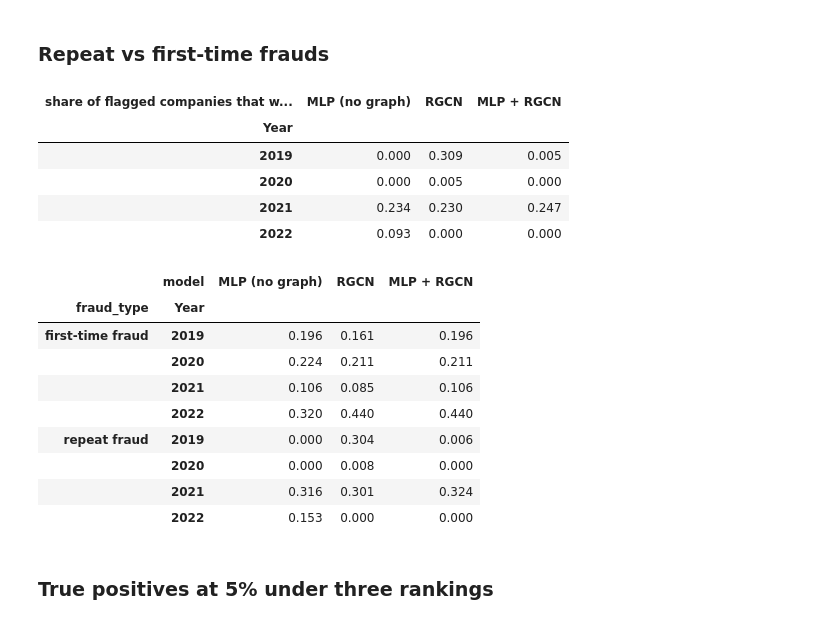
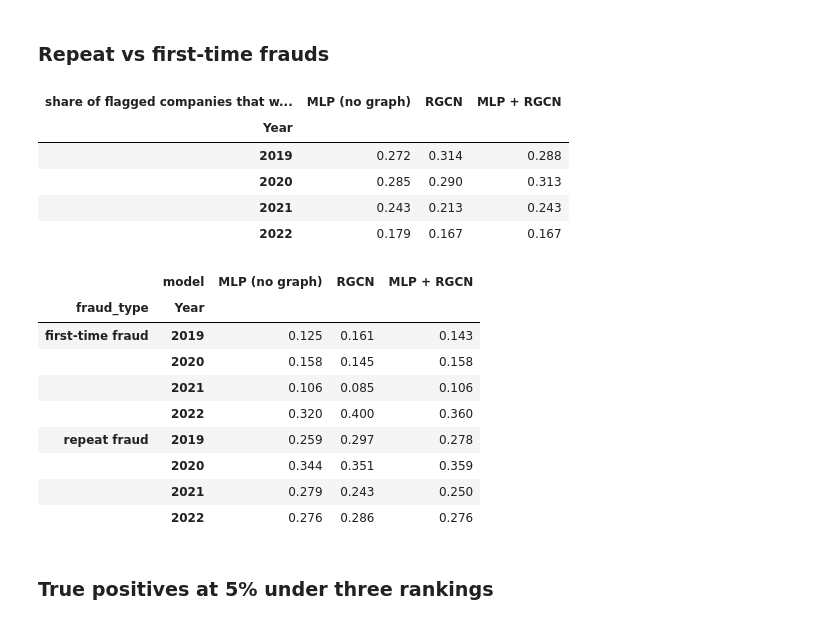
Before and after one commit to iiank/BT4012-Group14, a Jupyter notebook: notebook/model.ipynb, the cells around one changed output. Drawn from its saved outputs; the diff is of its cells as text; code cells hidden in the pictures.

Commit message:
Update model pipeline to include tabular vs tabular + text comparison

```diff
--- a/notebook/model.ipynb
+++ b/notebook/model.ipynb
@@ -49,6 +49,8 @@ FIRST_TIME_TRAINING = True
 HISTORY_FIRST_RANKING = True
 REFIT_ON_VALIDATION = False
 CONTINUATION_MODEL = True
+FEATURE_SET = "tabular + text"
+CONTINUATION_FEATURE_SET = "tabular + text"
 N_SEEDS = 1
 TUNING_SEEDS = [0, 1, 2]
 FLAG_SHARE = 0.05
@@ -207,7 +217,11 @@ def build_adjacency(edges, n_nodes):
         matrices.append(matrix.coalesce().to(DEVICE))
     return matrices
 
-def load_split(split):
+def split_features(table, feature_set=None):
+    columns = model_feature_columns(table, feature_set)
+    return add_fraud_history(table, scale_features(table, columns))
+
+def load_split(split, feature_set=None):
     test_year = TEST_YEAR_BY_SPLIT[split]
     table = load_split_table(split)
     n_nodes = len(table)
@@ -216,8 +230,7 @@ def load_split(split):
     assert same_rows, f"split {split}: rows are not every company-year up to {test_year}"
     assert table["Year"].max() == test_year, f"split {split}: last year is not the test year"
 
-    columns = model_feature_columns(table)
-    features = add_fraud_history(table, scale_features(table, columns))
+    features = split_features(table, feature_set)
     adjacency = build_adjacency(edge_list[edge_list["Year"] <= test_year], n_nodes)
     return table, features, adjacency
 # %% [markdown]
@@ -318,13 +331,15 @@ def fit_and_predict(x, y, graph, years, test_year, seed=SEED, refit=False, usabl
         model, _, _ = train_model(x, y, graph, refit_mask, seed=seed, n_epochs=best_epoch, **settings)
     return model, predict(model, x, graph), best_epoch, history
 
-def fit_scores(x, y, graph, years, test_year, repeat, seed=SEED, refit=False, first_time=False, continuation=False, **settings):
+def fit_scores(x, y, graph, years, test_year, repeat, seed=SEED, refit=False, first_time=False, continuation=False, continuation_x=None, **settings):
     usable_rows = ~repeat if first_time else None
-    model, scores, best_epoch, history = fit_and_predict(x, y, graph, years, test_year, seed, refit, usable_rows, **settings)
+    model, network_scores, best_epoch, history = fit_and_predict(x, y, graph, years, test_year, seed, refit, usable_rows, **settings)
+    scores = network_scores
     if continuation:
-        _, continuation_scores, _, _ = fit_and_predict(x, y, graph, years, test_year, seed, refit, repeat, **settings)
-        scores = np.where(repeat, continuation_scores, scores)
-    return model, scores, best_epoch, history
+        continuation_input = x if continuation_x is None else continuation_x
+        _, continuation_scores, _, _ = fit_and_predict(continuation_input, y, graph, years, test_year, seed, refit, repeat, **settings)
+        scores = np.where(repeat, continuation_scores, network_scores)
+    return model, scores, network_scores, best_epoch, history
 # %% [markdown]
 ## Evaluation helpers
 # %%
@@ -508,6 +537,7 @@ for split, test_year in TEST_YEAR_BY_SPLIT.items():
 
     x = torch.tensor(features, device=DEVICE)
     y = torch.tensor(labels, dtype=torch.float32, device=DEVICE)
+    continuation_x = torch.tensor(split_features(table, CONTINUATION_FEATURE_SET), device=DEVICE)
 
     n_edges = sum(matrix._nnz() for matrix in adjacency)
     split_summary.append({"split": split,
@@ -521,21 +551,23 @@ for split, test_year in TEST_YEAR_BY_SPLIT.items():
                           "test_first_time_fraud": int(labels[test_rows & ~repeat].sum())})
     print(f"split {split}: {len(table):,} nodes, {n_edges:,} edges, {features.shape[1]:,} features")
 
-    scores = {}
+    scores, network_scores = {}, {}
     for model_name, graph, settings in [("mlp", [], MLP_SETTINGS), ("rgcn", adjacency, RGCN_SETTINGS)]:
         if DEVICE.type == "cuda":
             torch.cuda.reset_peak_memory_stats()
         start = time.perf_counter()
-        seed_scores, best_epochs = [], []
+        seed_scores, seed_network_scores, best_epochs = [], [], []
         for seed in range(SEED, SEED + N_SEEDS):
-            model, model_scores, best_epoch, history = fit_scores(x, y, graph, years, test_year, repeat, seed, REFIT_ON_VALIDATION, FIRST_TIME_TRAINING, CONTINUATION_MODEL, **settings, **TRAINING_SETTINGS)
+            model, model_scores, model_network_scores, best_epoch, history = fit_scores(x, y, graph, years, test_year, repeat, seed, REFIT_ON_VALIDATION, FIRST_TIME_TRAINING, CONTINUATION_MODEL, continuation_x=continuation_x, **settings, **TRAINING_SETTINGS)
             seed_scores.append(model_scores)
+            seed_network_scores.append(model_network_scores)
             best_epochs.append(best_epoch)
             if seed == SEED:
                 histories.append(history.assign(model=model_name, test_year=test_year))
                 if model_name == "rgcn":
                     save_hidden_vectors(model, x, graph, table, split, model_scores)
         scores[model_name] = np.mean(seed_scores, axis=0)
+        network_scores[model_name] = np.mean(seed_network_scores, axis=0)
         seconds = time.perf_counter() - start
         peak_gpu_gb = torch.cuda.max_memory_allocated() / 1e9 if DEVICE.type == "cuda" else np.nan
 
@@ -546,15 +578,16 @@ for split, test_year in TEST_YEAR_BY_SPLIT.items():
               f"first-time PR-AUC {result['first_time_pr_auc']:.4f}  {seconds:.0f}s  {peak_gpu_gb:.2f} GB")
 
     scores["ens"] = (scores["mlp"] + scores["rgcn"]) / 2
+    network_scores["ens"] = (network_scores["mlp"] + network_scores["rgcn"]) / 2
     result = evaluate("ens", split, test_year, scores["ens"], labels, years, repeat)
     results.append(result)
     print(f"  {'ens':<5} {test_year}  test AUC {result['test_auc']:.4f}  PR-AUC {result['test_pr_auc']:.4f}  "
           f"top-5% recall {result['test_top5_recall']:.3f}  first-time PR-AUC {result['first_time_pr_auc']:.4f}")
 
     for model_name, model_scores in scores.items():
-        predictions.append(table.loc[test_rows, ["nodeID", "Year", "Label"]].assign(model=model_name, score=final_ranking(model_scores, repeat)[test_rows], model_score=model_scores[test_rows]))
+        predictions.append(table.loc[test_rows, ["nodeID", "Year", "Label"]].assign(model=model_name, score=final_ranking(model_scores, repeat)[test_rows], model_score=model_scores[test_rows], network_score=network_scores[model_name][test_rows]))
 
-    del x, y, adjacency, graph, model
+    del x, y, continuation_x, adjacency, graph, model
     if DEVICE.type == "cuda":
         torch.cuda.empty_cache()
 
@@ -861,42 +942,42 @@ confusion_table
 # %%
 fraud_last_year_table = company_years.assign(Year=company_years["Year"] + 1).rename(columns={"Label": "fraud_last_year"})
 diagnosis = (predictions
              .merge(fraud_last_year_table, on=KEYS, how="left")
              .fillna({"fraud_last_year": 0}))
-rank_in_year = diagnosis.groupby(["model", "Year"])["model_score"].rank(ascending=False, method="first")
-year_size = diagnosis.groupby(["model", "Year"])["model_score"].transform("size")
+rank_in_year = diagnosis.groupby(["model", "Year"])["network_score"].rank(ascending=False, method="first")
+year_size = diagnosis.groupby(["model", "Year"])["network_score"].transform("size")
 diagnosis["flagged"] = rank_in_year <= np.ceil(FLAG_SHARE * year_size)
 diagnosis["fraud_type"] = np.where(diagnosis["fraud_last_year"] == 1, "repeat fraud", "first-time fraud")
 
 display(diagnosis[diagnosis["flagged"]]
         .groupby(["Year", "model"])["fraud_last_year"]
         .mean()
         .unstack("model")[MODELS].rename(columns=NAMES)
         .round(3)
         .rename_axis(columns="share of flagged companies that were fraud last year"))
 
 (diagnosis[diagnosis["Label"] == 1]
  .groupby(["fraud_type", "Year", "model"])["flagged"]
  .mean()
  .unstack("model")[MODELS].rename(columns=NAMES)
  .round(3))
 # %% [output]
 | share of flagged companies that w... | MLP (no graph) | RGCN | MLP + RGCN |
 | Year |  |  |  |
-| 2019 | 0.000 | 0.309 | 0.005 |
-| 2020 | 0.000 | 0.005 | 0.000 |
-| 2021 | 0.234 | 0.230 | 0.247 |
-| 2022 | 0.093 | 0.000 | 0.000 |
+| 2019 | 0.272 | 0.314 | 0.288 |
+| 2020 | 0.285 | 0.290 | 0.313 |
+| 2021 | 0.243 | 0.213 | 0.243 |
+| 2022 | 0.179 | 0.167 | 0.167 |
 |  | model | MLP (no graph) | RGCN | MLP + RGCN |
 | fraud_type | Year |  |  |  |
-| first-time fraud | 2019 | 0.196 | 0.161 | 0.196 |
-|  | 2020 | 0.224 | 0.211 | 0.211 |
+| first-time fraud | 2019 | 0.125 | 0.161 | 0.143 |
+|  | 2020 | 0.158 | 0.145 | 0.158 |
 |  | 2021 | 0.106 | 0.085 | 0.106 |
-|  | 2022 | 0.320 | 0.440 | 0.440 |
-| repeat fraud | 2019 | 0.000 | 0.304 | 0.006 |
-|  | 2020 | 0.000 | 0.008 | 0.000 |
-|  | 2021 | 0.316 | 0.301 | 0.324 |
-|  | 2022 | 0.153 | 0.000 | 0.000 |
+|  | 2022 | 0.320 | 0.400 | 0.360 |
+| repeat fraud | 2019 | 0.259 | 0.297 | 0.278 |
+|  | 2020 | 0.344 | 0.351 | 0.359 |
+|  | 2021 | 0.279 | 0.243 | 0.250 |
+|  | 2022 | 0.276 | 0.286 | 0.276 |
 # %% [markdown]
 ### True positives at 5% under three rankings
 # %%
```
Also changed, not shown: parts of 9 cells of this notebook.
